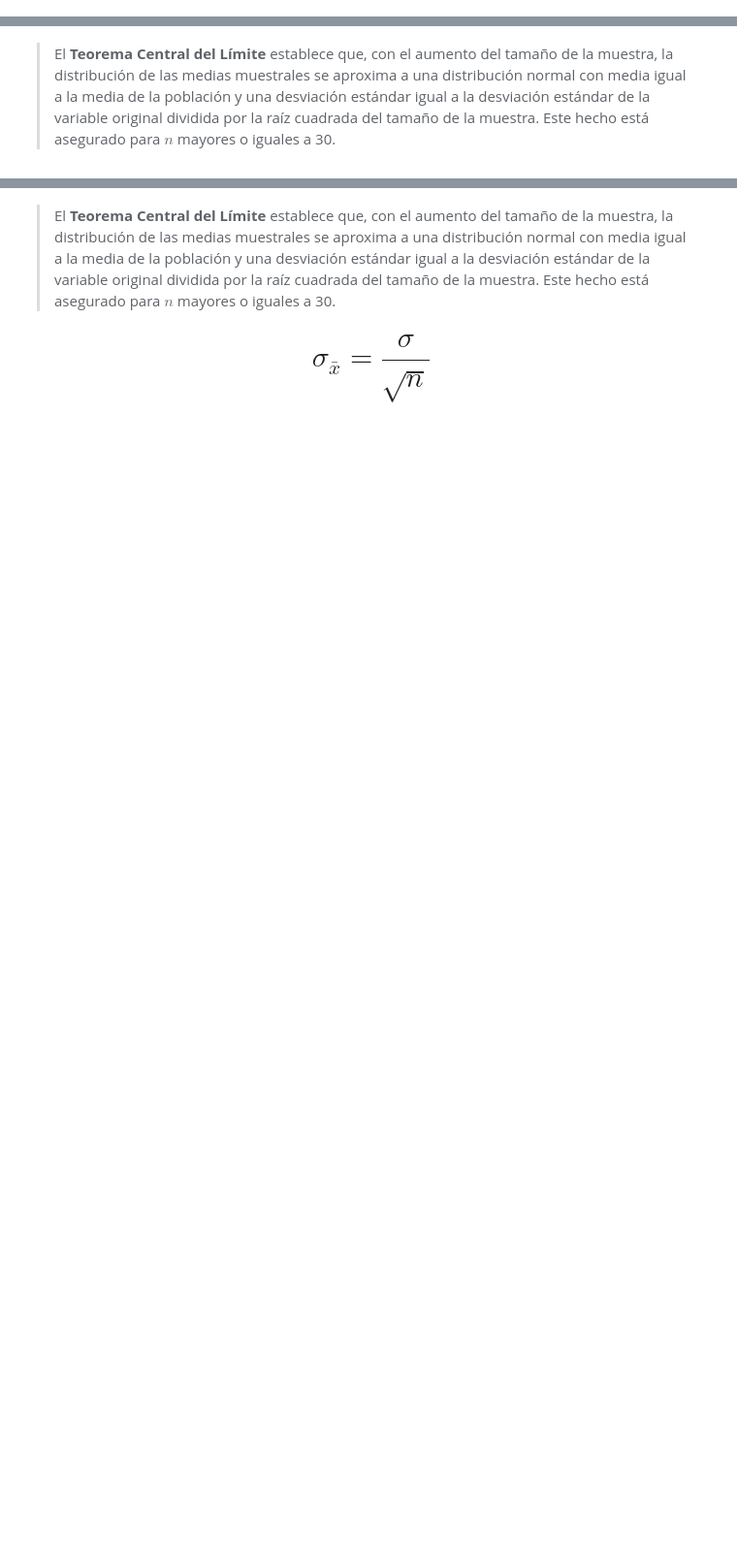
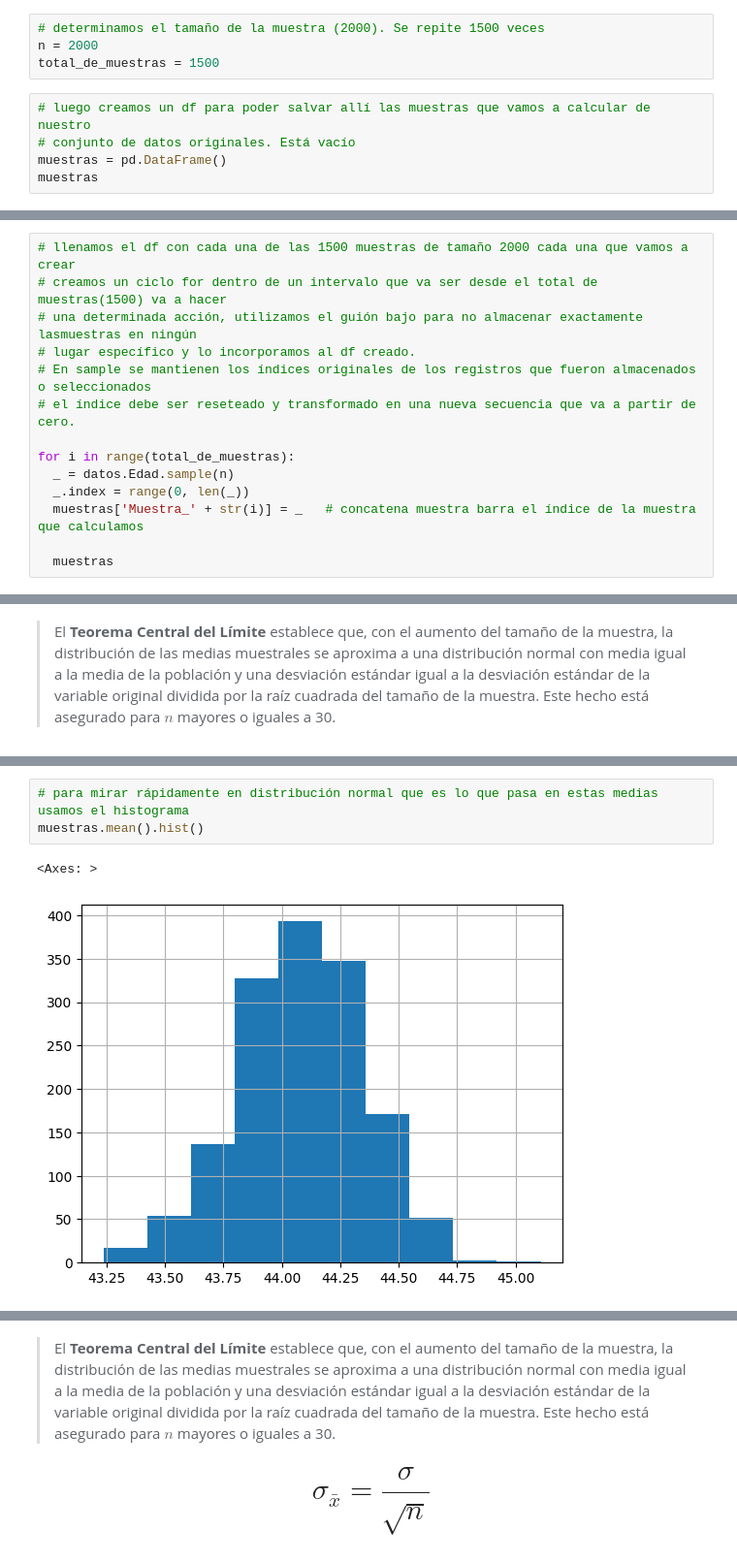
Before and after one commit to evs-11/Estadistica-con-Python-parte-2, a Jupyter notebook: Inicial.ipynb, the cells around one changed output, grey strips where cells are left out. Shown: that part at 97% size. Saved outputs shown, nothing was run; the diff lists cells and outputs as text; blank space fills up the shorter version.

```diff
--- a/Inicial.ipynb
+++ b/Inicial.ipynb
@@ -905,3 +986,12 @@ Es la forma de hacer suposiciones generalizadas sobre los parámetros de una pob
 La desviación estándar de las medias muestrales se conoce como **error estándar de la media**
 # %% [markdown]
 ### Entendiendo el Teorema Central del Límite
+# %%
+# determinamos el tamaño de la muestra (2000). Se repite 1500 veces
+n = 2000
+total_de_muestras = 1500
+# %%
+# luego creamos un df para poder salvar allí las muestras que vamos a calcular de nuestro
+# conjunto de datos originales. Está vacío
+muestras = pd.DataFrame()
+muestras
@@ -907,0 +1000,14 @@ La desviación estándar de las medias muestrales se conoce como **error estánd
+# %%
+# llenamos el df con cada una de las 1500 muestras de tamaño 2000 cada una que vamos a crear
+# creamos un ciclo for dentro de un intervalo que va ser desde el total de muestras(1500) va a hacer
+# una determinada acción, utilizamos el guión bajo para no almacenar exactamente lasmuestras en ningún
+# lugar específico y lo incorporamos al df creado.
+# En sample se mantienen los índices originales de los registros que fueron almacenados o seleccionados
+# el índice debe ser reseteado y transformado en una nueva secuencia que va a partir de cero.
+
+for i in range(total_de_muestras):
+  _ = datos.Edad.sample(n)
+  _.index = range(0, len(_))
+  muestras['Muestra_' + str(i)] = _   # concatena muestra barra el índice de la muestra que calculamos
+
+  muestras
@@ -911,0 +1052,6 @@ La desviación estándar de las medias muestrales se conoce como **error estánd
+# %%
+# para mirar rápidamente en distribución normal que es lo que pasa en estas medias usamos el histograma
+muestras.mean().hist()
+# %% [output]
+<Axes: >
+[figure, added]
```
Also changed, not shown: parts of 49 cells of this notebook.
